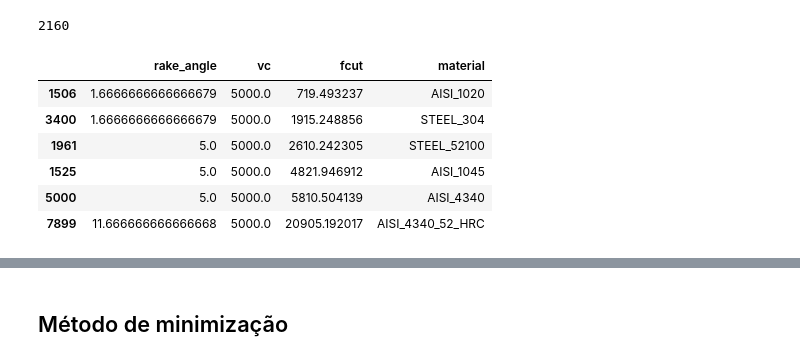
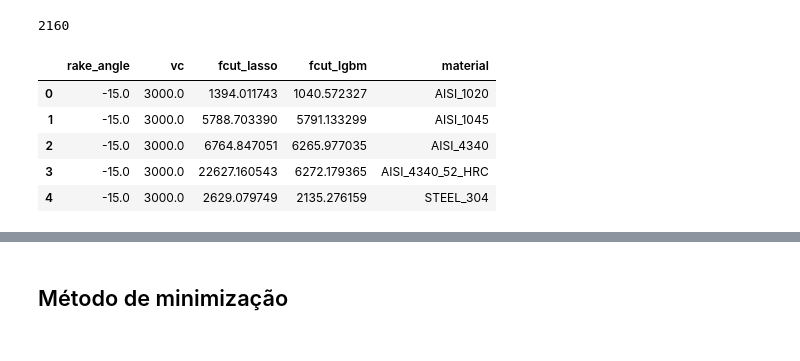
Before and after one commit to igorhfreitas/dissertacao, a Jupyter notebook: Modeling/gradient_optimization_upon_ML.ipynb, the cells around one changed output, grey strips where cells are left out. Cells and saved outputs as stored; diff of their text form; code cells hidden in the pictures.

```diff
--- a/Modeling/gradient_optimization_upon_ML.ipynb
+++ b/Modeling/gradient_optimization_upon_ML.ipynb
@@ -87,5 +87,7 @@ radians_to_degree=lambda x: x*180/np.pi
 # Minimização da força de corte
 # %%
 lasso_v0=load_model("models/lasso_v0")
+lgbm_v0=load_model("models/lgbm_v0")
+lgbm_v1=load_model("models/lgbm_v1")
 # %% [output]
 Transformation Pipeline and Model Successfully Loaded
@@ -106,9 +96,13 @@ Pipeline(memory=FastMemory(location=/tmp/joblib),
 # %%
-def objective_func(x,iloc_=0):
+def objective_func(x,iloc_=0,model="lasso"):
     #x -> [[rake_angle,vc]]
     x=[x]
     inputs=build_input(x,df.iloc[[iloc_]],construct_dict)
-    cut_force=(predict_model(lasso_v0,inputs).drop_duplicates()["prediction_label"].values)
+    if model=="lasso":
+      model_art=lasso_v0
+    else:
+      model_art=lgbm_v1
+    cut_force=(predict_model(model_art,inputs,verbose=False).drop_duplicates()["prediction_label"].values)
     return cut_force[0]
 # %% [markdown]
 ### Força bruta
@@ -135,21 +129,25 @@ len(flat_list)
 2160
 # %%
 from tqdm import tqdm
-dict_={"rake_angle":[],"vc":[],"fcut":[],"material":[]}
+dict_={"rake_angle":[],"vc":[],"fcut_lasso":[],"fcut_lgbm":[],"material":[]}
+count=0
 for i in tqdm(flat_list):
+    count+=1
     for j in range(df.shape[0]):
         dict_["rake_angle"].append(i[0])
         dict_["vc"].append(i[1])
-        dict_["fcut"].append(objective_func(i,j))
+        dict_["fcut_lasso"].append(objective_func(i,j,"lasso"))
+        dict_["fcut_lgbm"].append(objective_func(i,j,"lgbm"))
         dict_["material"].append(df.iloc[j]["material"])
-results=pd.DataFrame.from_dict(dict_).sort_values("fcut")
-results.sort_values("fcut").drop_duplicates("material")
+    #if count>5:
+      #break
+results=pd.DataFrame.from_dict(dict_)
+results.head()
 # %% [output]
-|  | rake_angle | vc | fcut | material |
-| 1506 | 1.6666666666666679 | 5000.0 | 719.493237 | AISI_1020 |
-| 3400 | 1.6666666666666679 | 5000.0 | 1915.248856 | STEEL_304 |
-| 1961 | 5.0 | 5000.0 | 2610.242305 | STEEL_52100 |
-| 1525 | 5.0 | 5000.0 | 4821.946912 | AISI_1045 |
-| 5000 | 5.0 | 5000.0 | 5810.504139 | AISI_4340 |
-| 7899 | 11.666666666666668 | 5000.0 | 20905.192017 | AISI_4340_52_HRC |
+|  | rake_angle | vc | fcut_lasso | fcut_lgbm | material |
+| 0 | -15.0 | 3000.0 | 1394.011743 | 1040.572327 | AISI_1020 |
+| 1 | -15.0 | 3000.0 | 5788.703390 | 5791.133299 | AISI_1045 |
+| 2 | -15.0 | 3000.0 | 6764.847051 | 6265.977035 | AISI_4340 |
+| 3 | -15.0 | 3000.0 | 22627.160543 | 6272.179365 | AISI_4340_52_HRC |
+| 4 | -15.0 | 3000.0 | 2629.079749 | 2135.276159 | STEEL_304 |
 # %%
```
Also changed, not shown: parts of 37 cells of this notebook.
